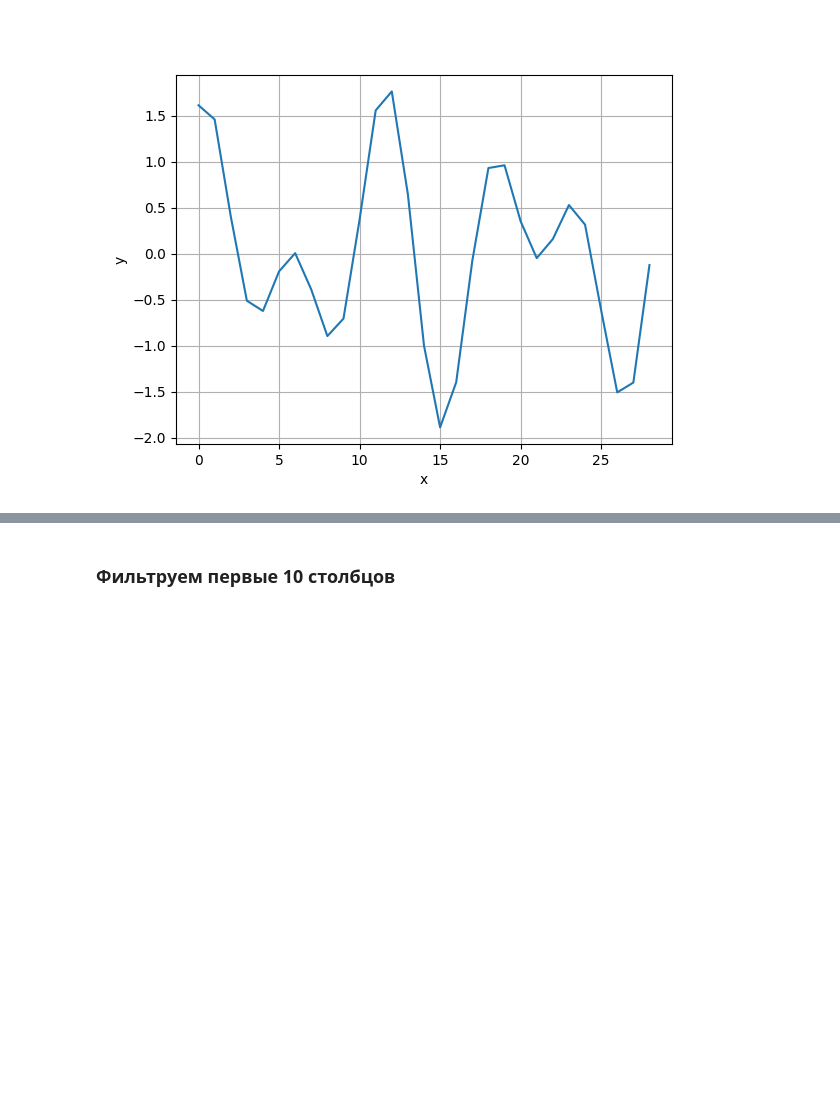
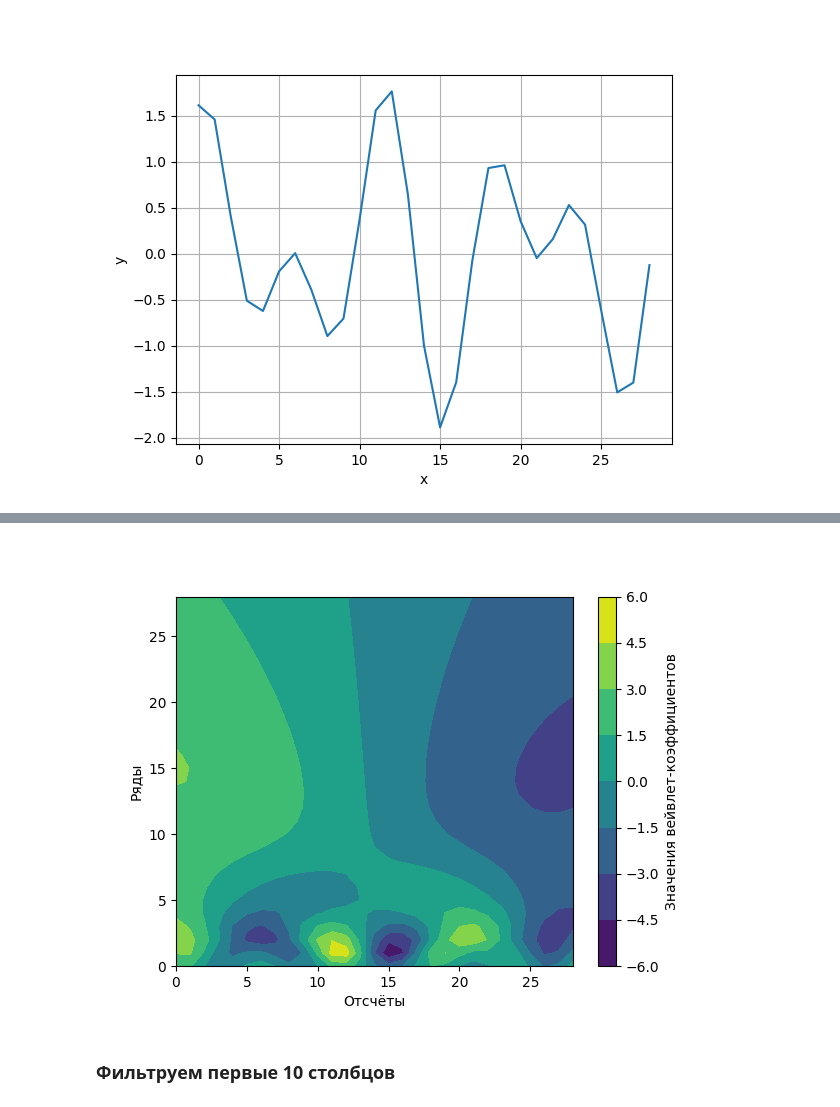
Before and after one commit to Niatomi/conversion-of-measurement-signals-course, a Jupyter notebook: src/practice_10.ipynb, the cells around one changed output, grey strips where cells are left out. Cells and saved outputs as stored; diff of their text form; code cells hidden in the pictures; blank space fills up the shorter version.

```diff
--- a/src/practice_10.ipynb
+++ b/src/practice_10.ipynb
@@ -106,6 +110,11 @@ def inverse_wavelet_transform(
     for t in range(array.shape[0]):
         result.append(inverse_wavelet_element_transform((t + 1) * dt))
     return np.array(result)
+# %%
+wt = wavelet_transform(signal, mexican_hat)
+plot_scalogram(wt)
+# %% [output]
+[figure, added]
 # %% [markdown]
 ### Фильтруем первые 10 столбцов
 # %%
```
Also changed, not shown: parts of 9 cells of this notebook.
